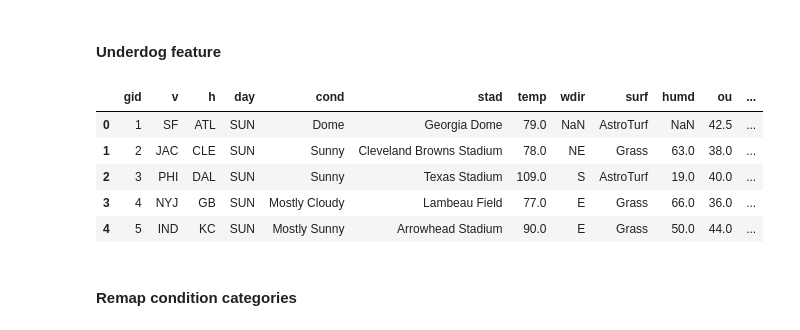
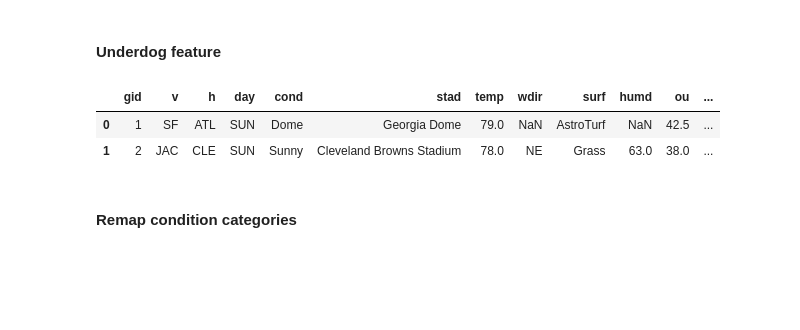
Before and after one commit to jchristo12/fantasy_football, a Jupyter notebook: analysis/feature_analysis.ipynb, the cells around one changed output. Saved outputs shown, nothing was run; the diff lists cells and outputs as text; code cells hidden in the pictures; blank space fills up the shorter version.

```diff
--- a/analysis/feature_analysis.ipynb
+++ b/analysis/feature_analysis.ipynb
@@ -249,17 +249,13 @@ game.head()
 #### Underdog feature
 # %%
 #add underdog category
-game['udog'] = pd.Series(np.where(game['sprv'] > 0, game['v'], game['h']))
-#game = game.astype({'udog': 'category'})
+game['udog'] = pd.Series(np.where(game['sprv'] > 0, game['v'], game['h']), dtype='category')
 # %%
-game.head()
+game.head(2)
 # %% [output]
 |  | gid | v | h | day | cond | stad | temp | wdir | surf | humd | ou | ... |
 | 0 | 1 | SF | ATL | SUN | Dome | Georgia Dome | 79.0 | NaN | AstroTurf | NaN | 42.5 | ... |
 | 1 | 2 | JAC | CLE | SUN | Sunny | Cleveland Browns Stadium | 78.0 | NE | Grass | 63.0 | 38.0 | ... |
-| 2 | 3 | PHI | DAL | SUN | Sunny | Texas Stadium | 109.0 | S | AstroTurf | 19.0 | 40.0 | ... |
-| 3 | 4 | NYJ | GB | SUN | Mostly Cloudy | Lambeau Field | 77.0 | E | Grass | 66.0 | 36.0 | ... |
-| 4 | 5 | IND | KC | SUN | Mostly Sunny | Arrowhead Stadium | 90.0 | E | Grass | 50.0 | 44.0 | ... |
 # %% [markdown]
 #### Remap condition categories
 # %% [markdown]
```
Also changed, not shown: parts of 6 cells of this notebook.
